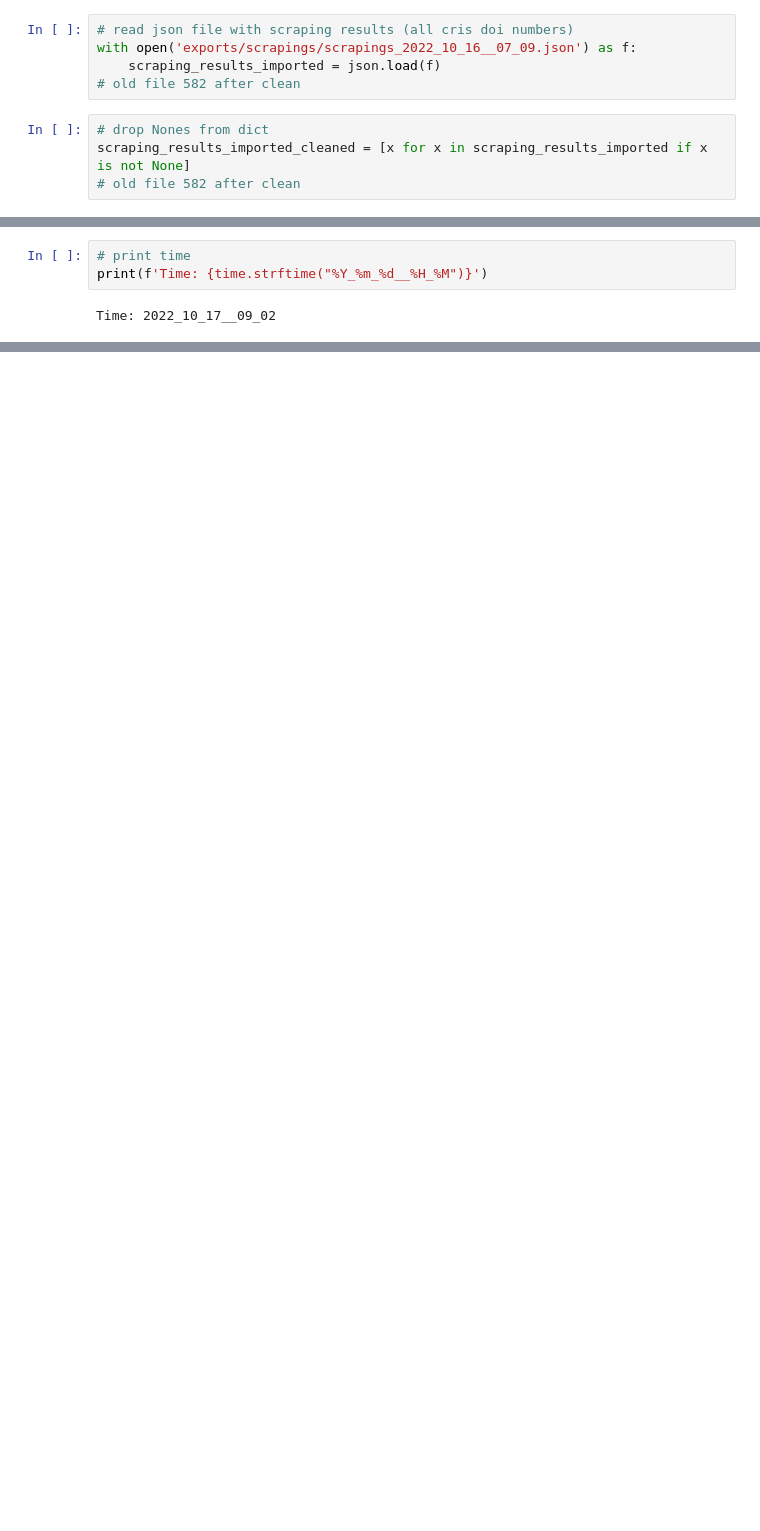
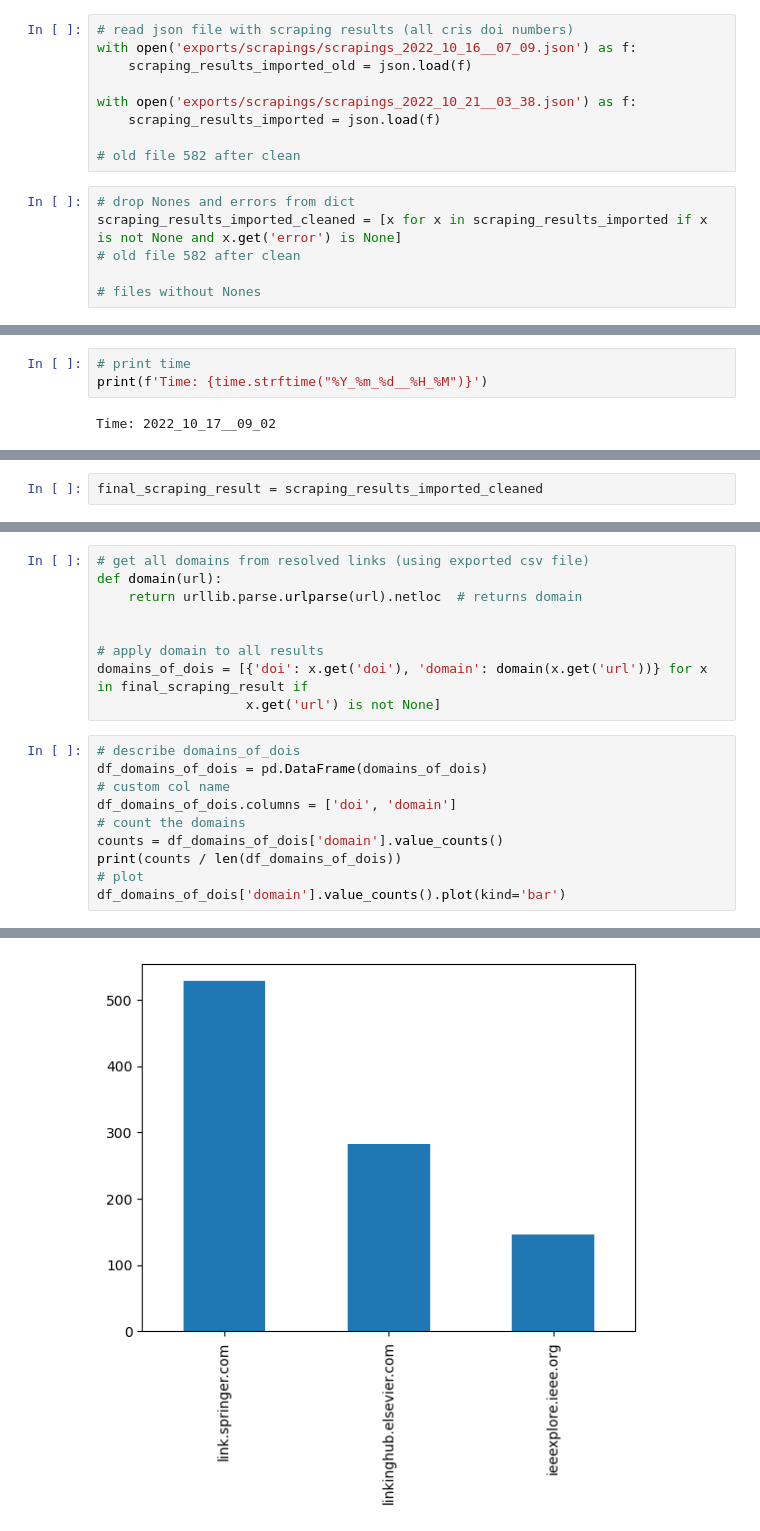
Before and after one commit to leoncena/Research_Scraper, a Jupyter notebook: Application/cris application.ipynb, the cells around one changed output, grey strips where cells are left out. Saved outputs shown, nothing was run; the diff lists cells and outputs as text; blank space fills up the shorter version.

```diff
--- a/Application/cris application.ipynb
+++ b/Application/cris application.ipynb
@@ -133,11 +141,17 @@ print(len(scraping_results_all_dois))
 # %%
 # read json file with scraping results (all cris doi numbers)
 with open('exports/scrapings/scrapings_2022_10_16__07_09.json') as f:
+    scraping_results_imported_old = json.load(f)
+
+with open('exports/scrapings/scrapings_2022_10_21__03_38.json') as f:
     scraping_results_imported = json.load(f)
+
 # old file 582 after clean
 # %%
-# drop Nones from dict
-scraping_results_imported_cleaned = [x for x in scraping_results_imported if x is not None]
+# drop Nones and errors from dict
+scraping_results_imported_cleaned = [x for x in scraping_results_imported if x is not None and x.get('error') is None]
 # old file 582 after clean
+
+# files without Nones
 # %%
 # get the rows from the dict with the key 'error'
@@ -149,0 +383,2 @@ Time: 2022_10_17__09_02
+# %%
+final_scraping_result = scraping_results_imported_cleaned
@@ -149,0 +389,20 @@ Time: 2022_10_17__09_02
+# %%
+# get all domains from resolved links (using exported csv file)
+def domain(url):
+    return urllib.parse.urlparse(url).netloc  # returns domain
+
+
+# apply domain to all results
+domains_of_dois = [{'doi': x.get('doi'), 'domain': domain(x.get('url'))} for x in final_scraping_result if
+                   x.get('url') is not None]
+# %%
+# describe domains_of_dois
+df_domains_of_dois = pd.DataFrame(domains_of_dois)
+# custom col name
+df_domains_of_dois.columns = ['doi', 'domain']
+# count the domains
+counts = df_domains_of_dois['domain'].value_counts()
+print(counts / len(df_domains_of_dois))
+# plot
+df_domains_of_dois['domain'].value_counts().plot(kind='bar')
+# %% [output]
@@ -149,0 +414 @@ Time: 2022_10_17__09_02
+[figure, added]
```
Also changed, not shown: parts of 40 cells of this notebook.
